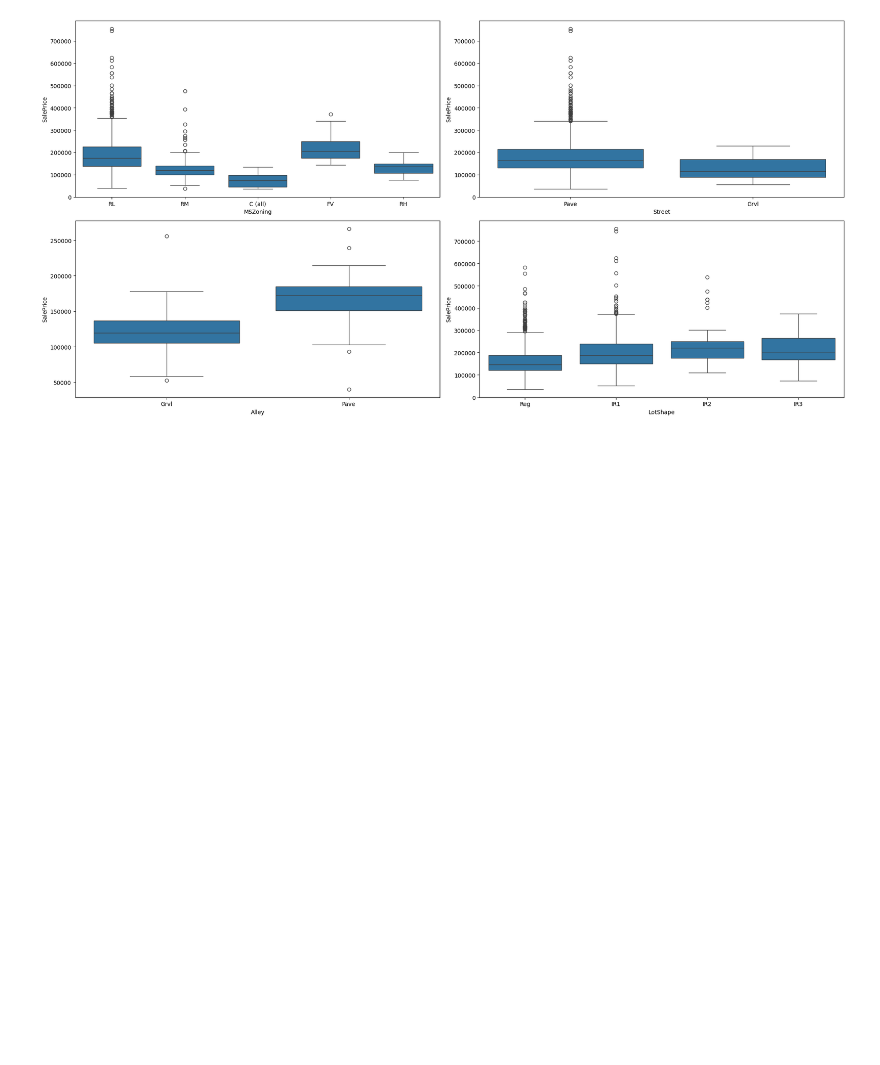
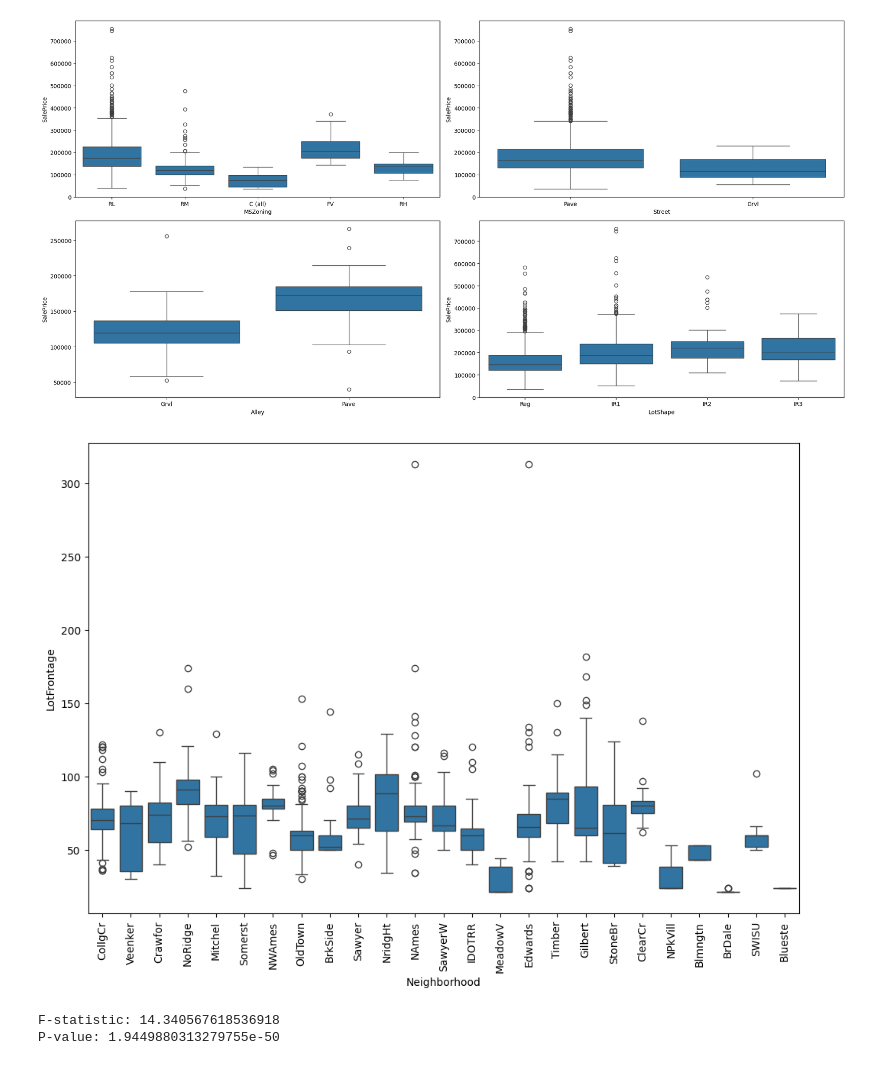
Before and after one commit to LanceHsun/house-price-prediction, a Jupyter notebook: notebooks/01_Initial_Data_Exploration_and_EDA.ipynb, the cells around one changed output. Saved outputs shown, nothing was run; the diff lists cells and outputs as text; code cells hidden in the pictures; blank space fills up the shorter version.

```diff
--- a/notebooks/01_Initial_Data_Exploration_and_EDA.ipynb
+++ b/notebooks/01_Initial_Data_Exploration_and_EDA.ipynb
@@ -120,3 +120,24 @@ plt.tight_layout()
 plt.show()
 # %% [output]
 [figure]
+# %%
+# 证明按社区中位数填充 LotFrontage 的缺失值是合理
+plt.figure(figsize=(12, 8))
+sns.boxplot(x='Neighborhood', y='LotFrontage', data=train_data)
+plt.xticks(rotation=90)
+plt.show()
+# %% [output]
+[figure, added]
+# %%
+# 证明按社区中位数填充 LotFrontage 的缺失值是合理
+from scipy.stats import f_oneway
+
+# 按 Neighborhood 分组提取 LotFrontage 的列表
+lotfrontage_groups = [train_data[train_data['Neighborhood'] == n]['LotFrontage'].dropna() for n in train_data['Neighborhood'].unique()]
+f_stat, p_value = f_oneway(*lotfrontage_groups)
+
+print("F-statistic:", f_stat)
+print("P-value:", p_value)
+# %% [output]
+F-statistic: 14.340567618536918
+P-value: 1.9449880313279755e-50
```
Also changed, not shown: 7 other files.
